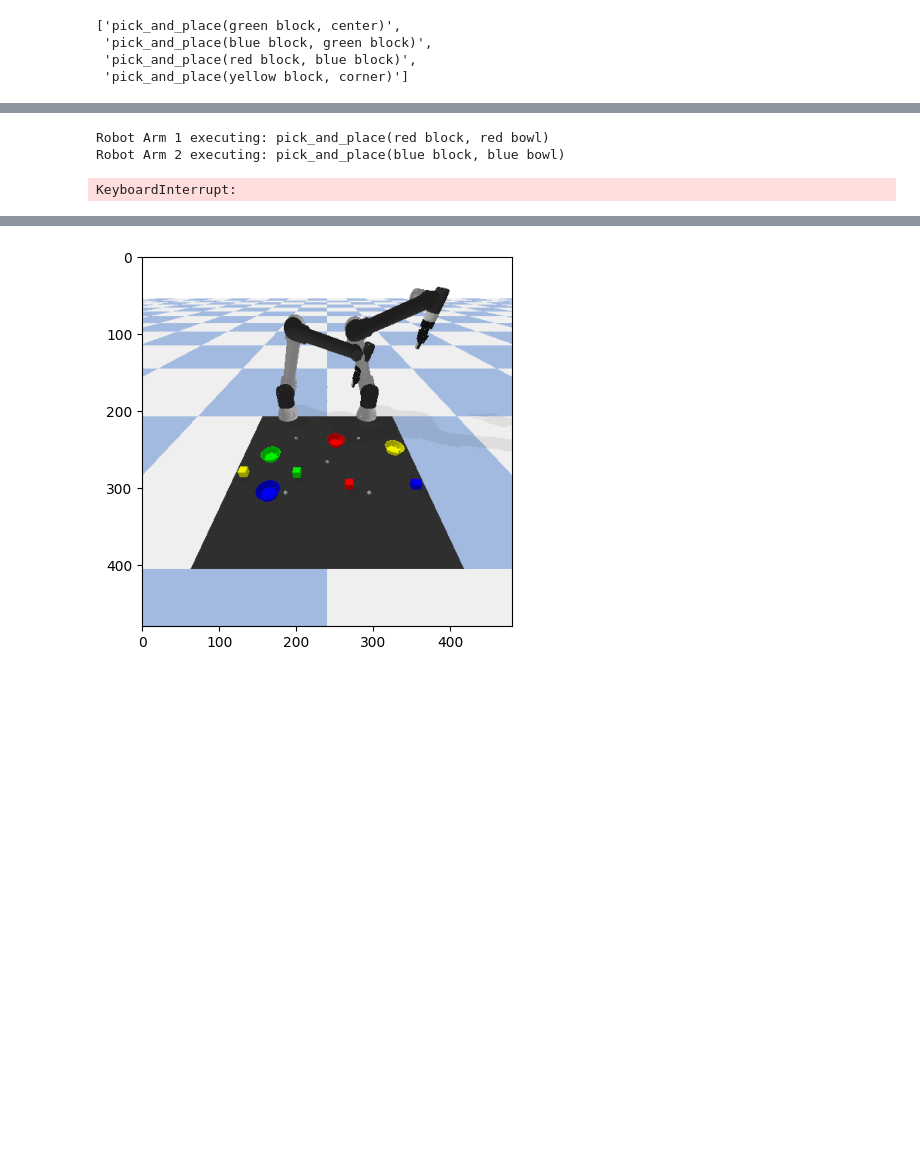
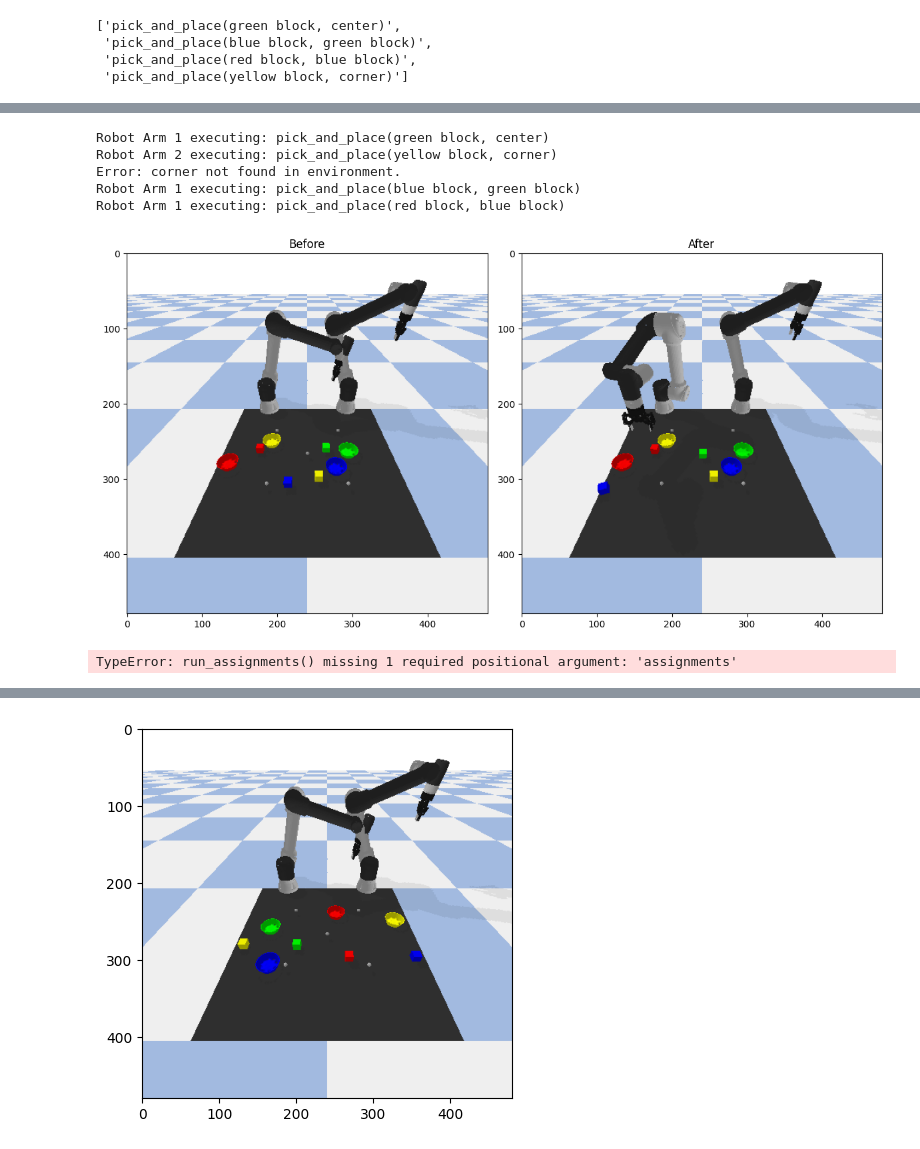
Before and after one commit to TanishqSharma2022/Lip-LLM, a Jupyter notebook: trial.ipynb, the cells around one changed output, grey strips where cells are left out. Saved outputs shown, nothing was run; the diff lists cells and outputs as text; code cells hidden in the pictures; blank space fills up the shorter version.

```diff
--- a/trial.ipynb
+++ b/trial.ipynb
@@ -1291,3 +1383,66 @@ Error:
+# %%
+def format_assignments_to_string(assignments_dict):
+    lines = []
+    for robot, tasks in assignments_dict.items():
+        robot_idx = robot.split('_')[-1]  # e.g., 'robot_arm_1' → '1'
+        for task in tasks:
+            lines.append(f"robot_arm_{robot_idx} → {task}")
+    return '\n'.join(lines)
+
+def execute_assignments_simultaneously(env, assignment_string):
+    """Execute task assignments for both robot arms in parallel."""
+    robot_assignments = parse_assignment_string(assignment_string)
+
+    # Initialize task pointers per robot
+    task_pointers = {0: 0, 1: 0}
+    num_robots = 2
+
+    while True:
+        # Assign next task if robot is idle and has more tasks
+        for robot_idx in range(num_robots):
+            if not env.task_queues[robot_idx] and not env.grippers[robot_idx].is_busy:
+                if task_pointers[robot_idx] < len(robot_assignments[robot_idx]):
+                    task = robot_assignments[robot_idx][task_pointers[robot_idx]]
+                    env.add_task(robot_idx, task)
+                    task_pointers[robot_idx] += 1
+
+        # Step simulation
+        env.step_sim_and_render()
+
+        # Check for completion
+        done = all(
+            task_pointers[r] >= len(robot_assignments[r])
+            and not env.task_queues[r]
+            and not env.grippers[r].is_busy
+            for r in range(num_robots)
+        )
+        if done:
+            break
+
+    return env.get_camera_image()
+
+
+
+
+env = DualRobotEnv()
+observation = env.reset()
+before_image = observation["image"]
+
+assignments_dict = defaultdict(list, {
+    'robot_arm_1': ['pick_and_place(green block, center)', 'pick_and_place(blue block, green block)', 'pick_and_place(red block, blue block)'],
+    'robot_arm_2': ['pick_and_place(yellow block, top-right)']
+})
+
+assignment_string = format_assignments_to_string(assignments_dict)
+after_image = execute_assignments_simultaneously(env, assignment_string)
+visualize_results(env, before_image, after_image)
+# %% [output]
+Robot Arm 1 executing: pick_and_place(green block, center)
+Robot Arm 2 executing: pick_and_place(yellow block, corner)
+Error: corner not found in environment.
+Robot Arm 1 executing: pick_and_place(blue block, green block)
+Robot Arm 1 executing: pick_and_place(red block, blue block)
+[figure, added]
 # %%
 def generate_skill_set():
     """Generate all possible skill combinations based on objects and positions."""
@@ -1526,9 +1681,8 @@ obs = env.reset()
 
 
 # pybullet.connect(pybullet.GUI)
-
 # Option 1: Execute a predefined plan
-anim = demo_sequential_execution()
+# anim = demo_sequential_execution()
 
 # # Option 2: Create a custom plan
 # anim = execute_plan_from_skills(env)
@@ -1540,7 +1694,7 @@ robot_arm_2 → pick_and_place(blue block, blue bowl)
 robot_arm_1 → pick_and_place(green block, center)
 robot_arm_2 → pick_and_place(yellow block, bottom-right)
 """
-after_image = env.run_assignments(assignment_string, sequential=True)
+after_image = run_assignments(assignment_string, sequential=False)
 
 
 if pybullet.isConnected():
@@ -1551,9 +1705,7 @@ try:
 except Exception as e:
     print(f"Could not disconnect (might not be connected yet): {e}")
 # %% [output]
-Robot Arm 1 executing: pick_and_place(red block, red bowl)
-Robot Arm 2 executing: pick_and_place(blue block, blue bowl)
+TypeError: run_assignments() missing 1 required positional argument: 'assignments'
-KeyboardInterrupt:
 # %%
 observation = env.reset()
 before_image = observation["image"]
```
Also changed, not shown: parts of 7 cells of this notebook.
